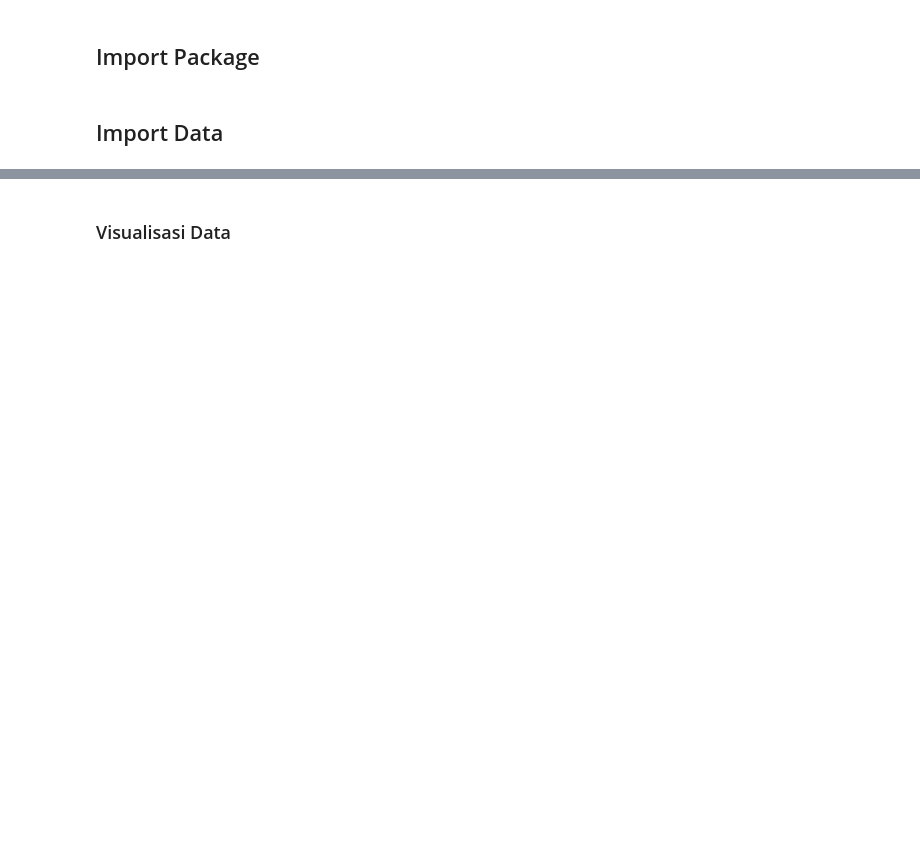
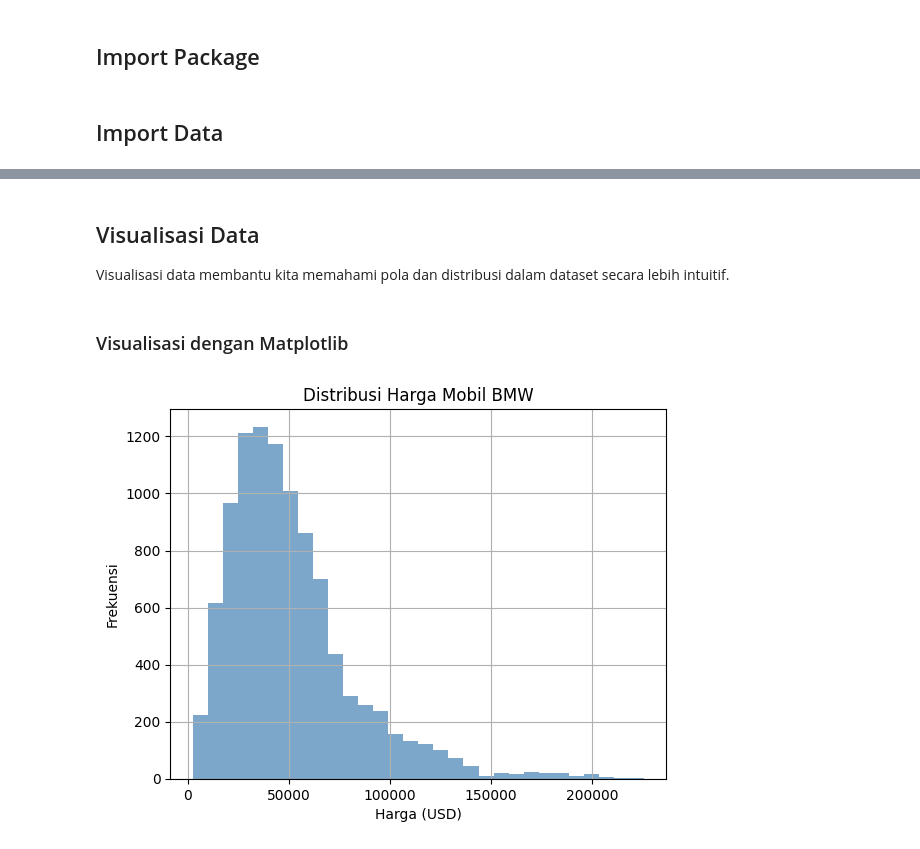
Before and after one commit to RekoNF/EDV_Tugas-and-Quiz, a Jupyter notebook: Quiz/Quiz 3.1.ipynb, the cells around one changed output, grey strips where cells are left out. Cells and saved outputs as stored; diff of their text form; code cells hidden in the pictures; blank space fills up the shorter version.

```diff
--- a/Quiz/Quiz 3.1.ipynb
+++ b/Quiz/Quiz 3.1.ipynb
@@ -45,0 +37,5 @@ KeyError: "['Jumlah'] not found in axis"
+# %%
+df = pd.read_csv("bmw_cars_market_dataset_synthetic.csv")
+print("Data berhasil diimport!")
+print(f"Jumlah baris: {df.shape[0]}")
+print(f"Jumlah kolom: {df.shape[1]}")
@@ -46 +94,6 @@ KeyError: "['Jumlah'] not found in axis"
+# %%
+# Ambil kolom numerik yang akan dianalisis
+price = np.array(df['price_usd'])
+horsepower = np.array(df['horsepower'])
+mileage = np.array(df['mileage_km'])
 # %% [markdown]
@@ -73,2 +154,16 @@ Standard Deviation: 26.314644862771384
+# %% [markdown]
+## Visualisasi Data
+
+Visualisasi data membantu kita memahami pola dan distribusi dalam dataset secara lebih intuitif.
 # %% [markdown]
-### Visualisasi Data
+### Visualisasi dengan Matplotlib
+# %%
+# Histogram Harga Mobil
+plt.hist(price, bins=30, color='steelblue', alpha=0.7)
+plt.title('Distribusi Harga Mobil BMW')
+plt.xlabel('Harga (USD)')
+plt.ylabel('Frekuensi')
+plt.grid()
+plt.show()
+# %% [output]
+[figure, added]
```
Also changed, not shown: parts of 40 cells of this notebook.
